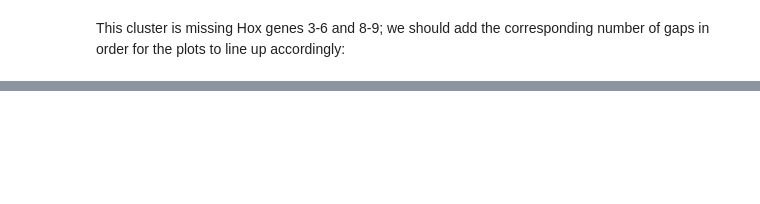
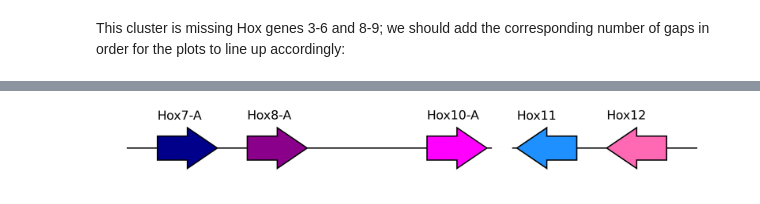
Before and after one commit to galicae/geneorder, a Jupyter notebook: nbs/00_core.ipynb, the cells around one changed output, grey strips where cells are left out. Saved outputs shown, nothing was run; the diff lists cells and outputs as text; code cells hidden in the pictures; blank space fills up the shorter version.

```diff
--- a/nbs/00_core.ipynb
+++ b/nbs/00_core.ipynb
@@ -421,0 +449,11 @@ plot_synteny_schematic(hoxb)
+# %%
+on_scaff44 = gff["seqid"] == "scaffold_44"
+is_gene = gff["type"] == "gene"
+
+hoxc = gff[on_scaff44 & is_gene].copy().reset_index(drop=True)
+hoxc["color"] = ["dodgerblue", "hotpink"]
+
+interrupted = pd.concat((hox.loc[6:], hoxc)).reset_index(drop=True)
+interrupted["offset"] = 0.02
+interrupted = util.insert_break(interrupted, locus1="g9725", locus2="PB.1762")
+interrupted
@@ -422,3 +469,7 @@ plot_synteny_schematic(hoxb)
+# %%
+plot_synteny_schematic(interrupted, interrupted=True)
+# %% [output]
+[figure, added]
 # %%
 # | hide
 import nbdev
```
Also changed, not shown: parts of 6 cells of this notebook, 5 other files.
